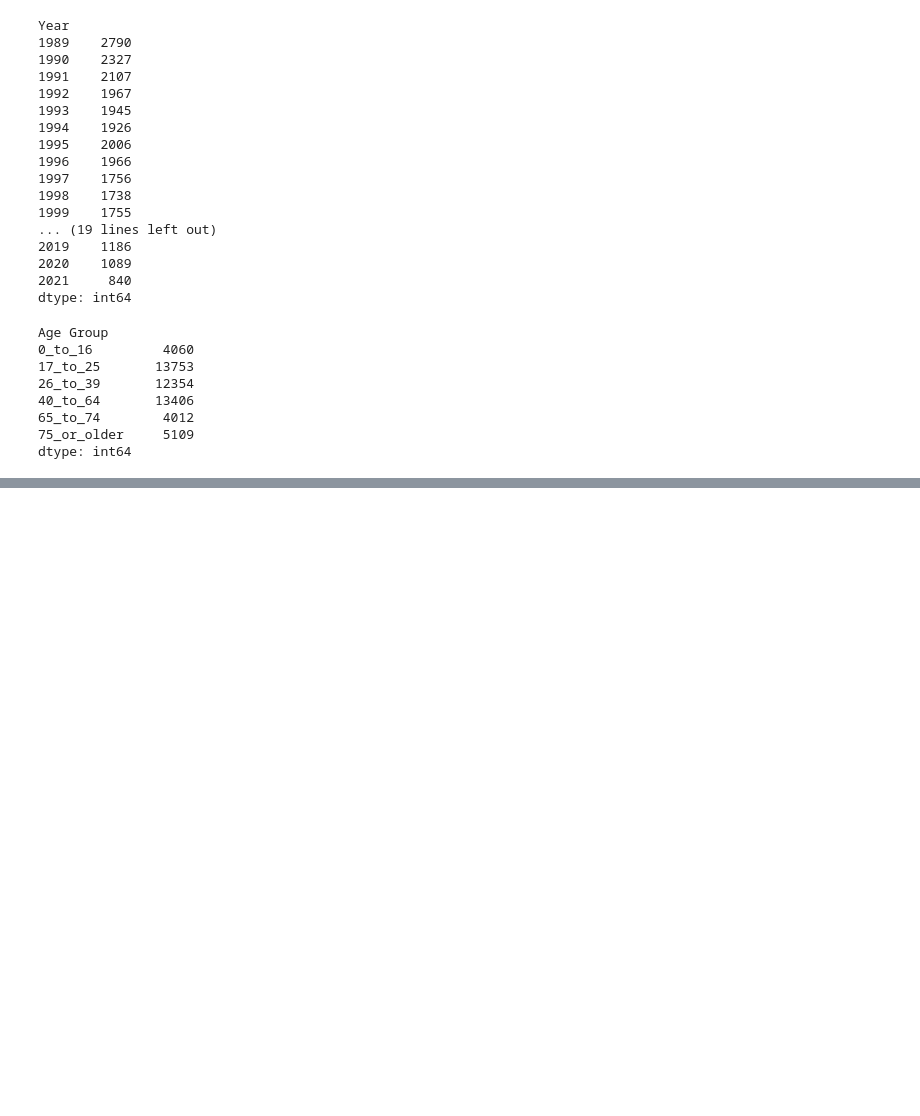
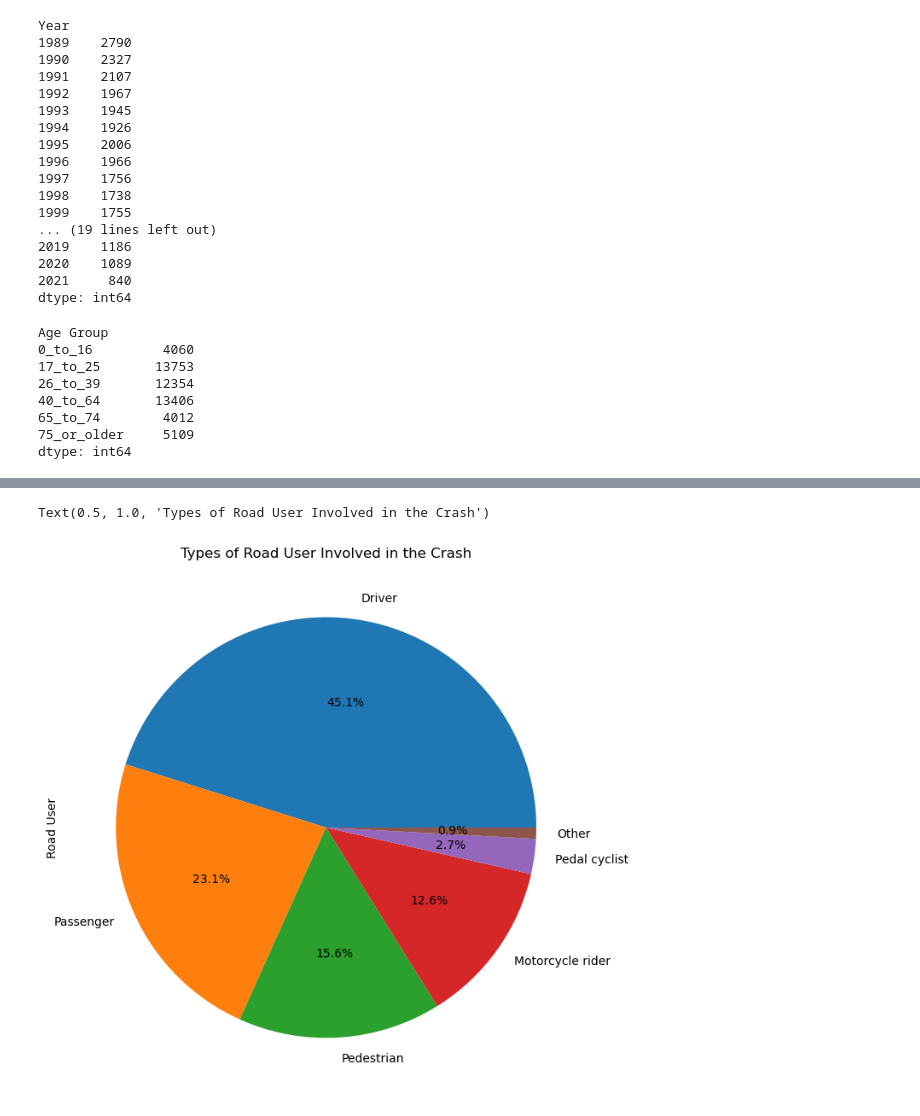
Before and after one commit to Kapedes/project-1-group-2, a Jupyter notebook: Project_1.ipynb, the cells around one changed output, grey strips where cells are left out. Drawn from its saved outputs; the diff is of its cells as text; code cells hidden in the pictures; blank space fills up the shorter version.

Commit message:
Adding two pie charts regarding Road User and State

```diff
--- a/Project_1.ipynb
+++ b/Project_1.ipynb
@@ -178,0 +197,18 @@ dtype: int64
+# %%
+plt.figure(figsize=(8, 8))
+
+road_user_type = cleaned_crash_data_1_df["Road User"]
+
+road_user_count = road_user_type.value_counts()
+
+smallest_road_users = road_user_count.nsmallest(2).index
+
+road_user_type_grouped = road_user_type.replace(smallest_road_users, 'Other')
+
+road_user_type_grouped.value_counts().plot(kind="pie" , autopct="%1.1f%%")
+
+plt.ylabel("Road User")
+plt.title("Types of Road User Involved in the Crash")
+# %% [output]
+Text(0.5, 1.0, 'Types of Road User Involved in the Crash')
+[figure, added]
```
Also changed, not shown: parts of 3 cells of this notebook.
